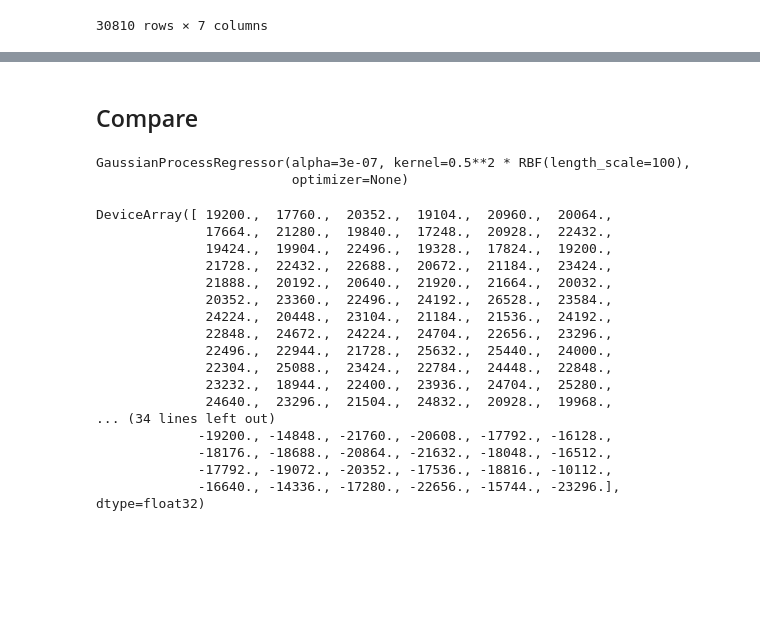
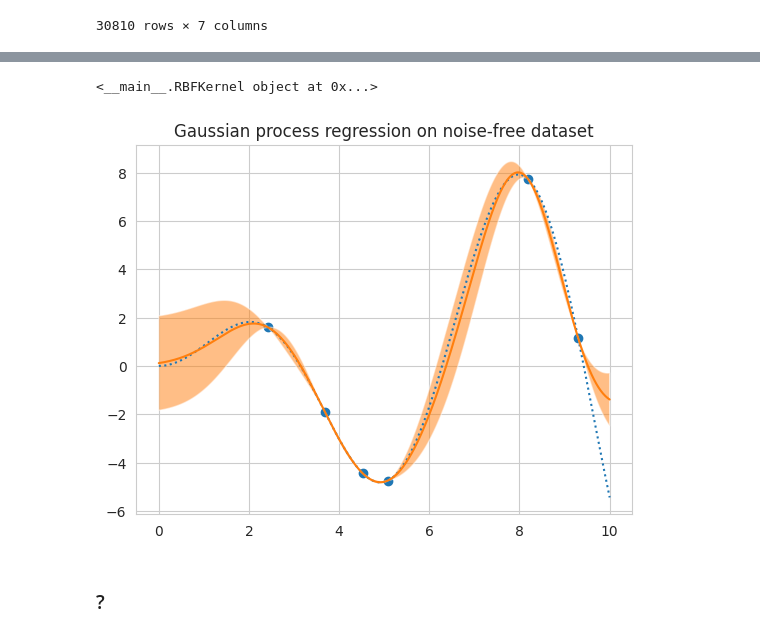
Before and after one commit to ItsNiklas/sparse-gaussian-processes, a Jupyter notebook: GP.ipynb, the cells around one changed output, grey strips where cells are left out. Cells and saved outputs as stored; diff of their text form; code cells hidden in the pictures; blank space fills up the shorter version.

```diff
--- a/GP.ipynb
+++ b/GP.ipynb
@@ -7,12 +8,12 @@ class RBFKernel:
         self.length = length
 
     def __call__(self, argument_1, argument_2) -> float:
-        return float(self.sigma_f * jnp.exp(-(jnp.linalg.norm(argument_1 - argument_2) ** 2) / (2 * self.length ** 2)))
+        return (self.sigma_f * jnp.exp(-(jnp.linalg.norm(argument_1 - argument_2) ** 2) / (2 * self.length ** 2))).astype(float)
 
 
 # Helper function to calculate the respective covariance matrices
 def cov_matrix(x1, x2, cov_function):
-    return jnp.array([[cov_function(a, b) for a in x1] for b in x2])
+    return jax.vmap(lambda x: jax.vmap(lambda y: cov_function(x, y))(x1))(x2)
 
 
 class GPR:
@@ -25,7 +26,7 @@ class GPR:
         # Store the inverse of covariance matrix of input (+ machine epsilon on diagonal) since it is needed for every prediction
         self._inverse_of_covariance_matrix_of_input = jnp.linalg.inv(
             cov_matrix(data_x, data_x, covariance_function) +
-            (3e-7 + self.noise) * jnp.identity(len(self.data_x)))
+            (1e-10 + self.noise) * jnp.identity(len(self.data_x)))
 
         self._memory = None
 
@@ -43,7 +44,7 @@ class GPR:
                                                 jnp.dot(self._inverse_of_covariance_matrix_of_input, k_lower_left.T))
 
         # Adding value larger than machine epsilon to ensure positive semi definite
-        cov_at_values = cov_at_values + 3e-7 * jnp.ones(jnp.shape(cov_at_values)[0])
+        cov_at_values = cov_at_values + 1e-10 * jnp.ones(jnp.shape(cov_at_values)[0])
 
         var_at_values = jnp.diag(cov_at_values)
 
@@ -193,37 +258,35 @@ plt.show()
+# %%
+import numpy as np
+import matplotlib.pyplot as plt
+
+X = np.linspace(start=0, stop=10, num=1000).reshape(-1, 1)
+y = np.squeeze(X * np.sin(X))
+
+rng = np.random.RandomState(1)
+training_indices = rng.choice(np.arange(y.size), size=6, replace=False)
+X_train, y_train = X[training_indices], y[training_indices]
+
+kernel = RBFKernel(1,1) # 1 * RBF(length_scale=1.0, length_scale_bounds=(1e-2, 1e2))
+gaussian_process = GPR(X_train, y_train, kernel) # GaussianProcessRegressor(kernel=kernel, optimizer= None, n_restarts_optimizer=9)
+# gaussian_process.fit(X_train, y_train)
+print(gaussian_process.covariance_function) # print(gaussian_process.kernel_)
+
+mean_prediction = gaussian_process.predict(X)
+
+plt.plot(X, y, label=r"$f(x) = x \sin(x)$", linestyle="dotted")
+plt.scatter(X_train, y_train, label="Observations")
+plt.plot(X, mean_prediction, label="Mean prediction")
+plt.fill_between(
+    X.ravel(),
+    mean_prediction - 1.96 * jnp.sqrt(gaussian_process._memory['variance']),
+    mean_prediction + 1.96 * jnp.sqrt(gaussian_process._memory['variance']),
+    alpha=0.5,
+    label=r"95% confidence interval",
+)
+
+_ = plt.title("Gaussian process regression on noise-free dataset")
+# %% [output]
+<__main__.RBFKernel object at 0x...>
+[figure, added]
 # %% [markdown]
-## Compare
+### ?
-# %%
-import jax.numpy as jnp
-from sklearn import gaussian_process
-import pandas as pd
-
-filt = dendro[dendro.species.eq('Beech') & dendro.DOY.mod(30).eq(0)]
-x_values, y_values = filt.DOY.array.reshape(-1, 1), filt.growth
-
-model = GPR(x_values.to_numpy(), y_values.to_numpy(), RBFKernel(sigma_f=0.5**2, length=100))
-skm = gaussian_process.GaussianProcessRegressor(0.5 ** 2 * gaussian_process.kernels.RBF(100), alpha=3e-7, optimizer=None)
-skm.fit(x_values, y_values)
-# %% [output]
-GaussianProcessRegressor(alpha=3e-07, kernel=0.5**2 * RBF(length_scale=100),
-                         optimizer=None)
-# %%
-X_test = np.linspace(0, 182, 300, True)
-model.predict(X_test.reshape(-1, 1)).ravel()
-# %% [output]
-DeviceArray([ 19200.,  17760.,  20352.,  19104.,  20960.,  20064.,
-              17664.,  21280.,  19840.,  17248.,  20928.,  22432.,
-              19424.,  19904.,  22496.,  19328.,  17824.,  19200.,
-              21728.,  22432.,  22688.,  20672.,  21184.,  23424.,
-              21888.,  20192.,  20640.,  21920.,  21664.,  20032.,
-              20352.,  23360.,  22496.,  24192.,  26528.,  23584.,
-              24224.,  20448.,  23104.,  21184.,  21536.,  24192.,
-              22848.,  24672.,  24224.,  24704.,  22656.,  23296.,
-              22496.,  22944.,  21728.,  25632.,  25440.,  24000.,
-              22304.,  25088.,  23424.,  22784.,  24448.,  22848.,
-              23232.,  18944.,  22400.,  23936.,  24704.,  25280.,
-              24640.,  23296.,  21504.,  24832.,  20928.,  19968.,
-... (34 lines left out)
-             -19200., -14848., -21760., -20608., -17792., -16128.,
-             -18176., -18688., -20864., -21632., -18048., -16512.,
-             -17792., -19072., -20352., -17536., -18816., -10112.,
-             -16640., -14336., -17280., -22656., -15744., -23296.],            dtype=float32)
```
Also changed, not shown: parts of 15 cells of this notebook.
